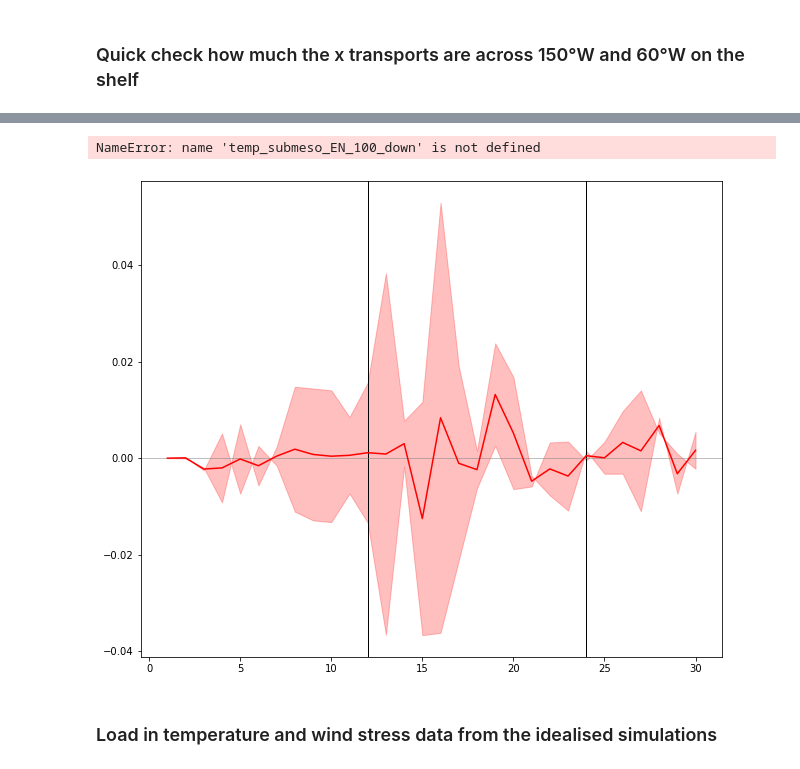
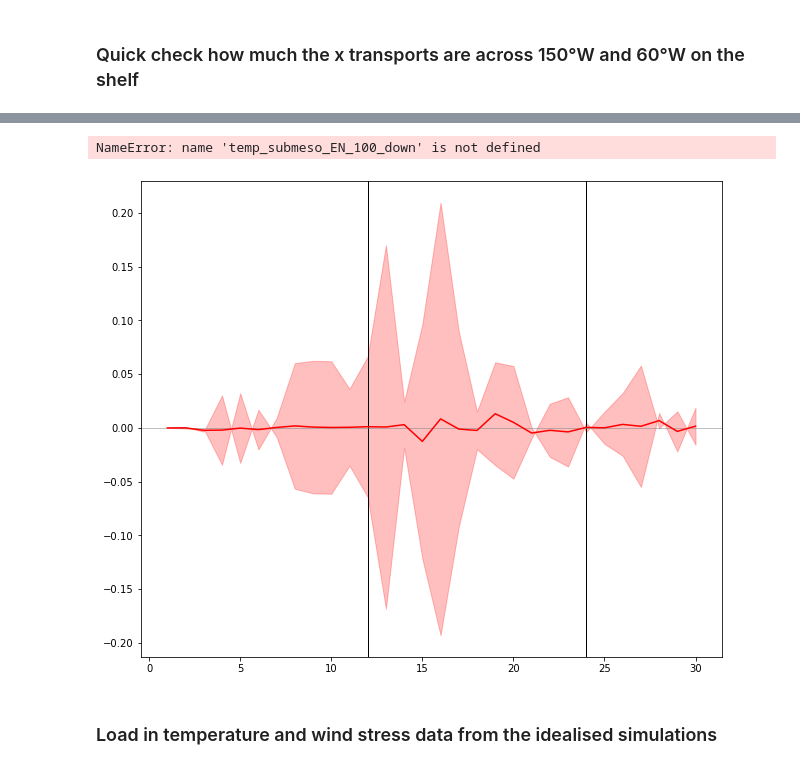
Before and after one commit to mauricehuguenin/ENSO-Antarctica_scripts, a Jupyter notebook: time_series_N34_and_simulated_N34_along_with_temps.ipynb, the cells around one changed output, grey strips where cells are left out. Drawn from its saved outputs; the diff is of its cells as text; code cells hidden in the pictures.

```diff
--- a/time_series_N34_and_simulated_N34_along_with_temps.ipynb
+++ b/time_series_N34_and_simulated_N34_along_with_temps.ipynb
@@ -238,7 +238,7 @@ Text(0.5, 1.0, 'Cumulative mean temp anom 100-shelf bottom')
 # %%
 %%time
 # first, get climatological shelf temperature range in °C
-clim = ((temp_clim*above1000_tcells[sel_lat[0]:sel_lat[1],sel_lon[0]:sel_lon[1]]).mean('time')[depth[0],:,:] - 273.15).load()
+clim = ((temp_clim*above1000_tcells[sel_lat[0]:sel_lat[1],sel_lon[0]:sel_lon[1]]).mean('time') - 273.15).load()
 clim_range = np.nanpercentile(clim, 84.1) - np.nanpercentile(clim, 15.9)
 clim_range # the temperature range in the interquartile range, excluding those few ones with very low/high temperatures
 # Wall time: 48.6 s
@@ -343,12 +350,12 @@ for f in range(2):
     # and now the uncertainty in the horizontal heat fluxes --------------------------------------------------------------------------------------------------- #
     along_shelf_heat_flux_uncertainty = (rho_0 * C_p * (
         ((u_anom[:,depth[0]:depth[1],:,0])).interp(yu_ocean = temp_anom.yt_ocean.values, method="nearest").rename({'yu_ocean': 'yt_ocean'})) * (
-        clim_range1 / 2) * (
+        clim_range / 2) * (
         (dzt * dyt * above1000_tcells)[:,:,0]) * ( # multiply with depth * latitude length
         average_DT)).sum(['st_ocean', 'yt_ocean']) + (
         (rho_0 * C_p * (
         ((u_anom[:,depth[0]:depth[1],394:,0])).interp(yu_ocean = temp_anom.yt_ocean.values, method="nearest").rename({'yu_ocean': 'yt_ocean'})) * (
-        clim_range2 / 2) * (
+        clim_range / 2) * (
         (dzt * dyt * above1000_tcells)[:,394,0]) * ( # multiply with depth * latitude length
         average_DT)).sum(['st_ocean', 'yt_ocean'])).load()
     print('along_shelf_heat_flux_uncertainty done')
@@ -448,41 +455,41 @@ for f in [6,7]:
     if f in [1,3,5, 7]: # specifics for La Niña panels on the right
         plt.xlim([17, 42]); ax1.set_xticks([18, 24, 30, 36, 42]); ax1.set_yticklabels([]); # ax1.set_xticks([18, 24, 30, 36]);
         ax1.axvspan(36, 42, color=[.83, .83, .83], alpha=.2) # shade period where I applied climatological, RYF, forcing
 
-    if f in [6]: ax1.text(27, -.06, 'clim. forcing', fontsize=16, ha='center').set_path_effects([PathEffects.withStroke(linewidth=4, foreground='w')])
-    if f in [7]: ax1.text(39, -.06, 'clim. forcing', fontsize=16, ha='center').set_path_effects([PathEffects.withStroke(linewidth=4, foreground='w')])
+    if f in [6]: ax1.text(27, -.1, 'clim. forcing', fontsize=16, ha='center').set_path_effects([PathEffects.withStroke(linewidth=4, foreground='w')])
+    if f in [7]: ax1.text(39, -.1, 'clim. forcing', fontsize=16, ha='center').set_path_effects([PathEffects.withStroke(linewidth=4, foreground='w')])
     if f in [6]:
-        ax1.text(12, .055, 'Peak of\nEl Niño', fontsize=16, ha='center', rotation=0, c='k', bbox=dict(boxstyle="round", ec='w',fc='w')
+        ax1.text(11, .17, 'Peak of\nEl Niño', fontsize=16, ha='center', rotation=0, c='k', bbox=dict(boxstyle="round", ec='w',fc='w')
                 ).set_path_effects([PathEffects.withStroke(linewidth=4, foreground='w')])
-        ax1.text(24, .055, 'End of\nEl Niño', fontsize=16, ha='center', rotation=0, c='k', bbox=dict(boxstyle="round", ec='w',fc='w')
+        ax1.text(24, .16, 'End of\nEl Niño', fontsize=16, ha='center', rotation=0, c='k', bbox=dict(boxstyle="round", ec='w',fc='w')
                 ).set_path_effects([PathEffects.withStroke(linewidth=4, foreground='w')])
     if f in [7]:
-        ax1.text(24, -.055, 'Peak of\nLa Niña', fontsize=16, ha='center', rotation=0, c='k', bbox=dict(boxstyle="round", ec='w',fc='w')
+        ax1.text(24, -.16, 'Peak of\nLa Niña', fontsize=16, ha='center', rotation=0, c='k', bbox=dict(boxstyle="round", ec='w',fc='w')
                 ).set_path_effects([PathEffects.withStroke(linewidth=4, foreground='w')])
-        ax1.text(36,  .055, 'End of\nLa Niña', fontsize=16, ha='center', rotation=0, c='k', bbox=dict(boxstyle="round", ec='w',fc='w')
+        ax1.text(36,  .16, 'End of\nLa Niña', fontsize=16, ha='center', rotation=0, c='k', bbox=dict(boxstyle="round", ec='w',fc='w')
                 ).set_path_effects([PathEffects.withStroke(linewidth=4, foreground='w')])
     if f in [6, 7]:
         ax1.set_xlabel('Month of simulation', color='k', fontsize=16) # x-axis label
-        plt.ylim([-.08,.07])
+        plt.ylim([-.22,.22])
 
     # specifics for all subplots
     plt.title(title_str, fontsize=16)
     plt.xticks(fontsize=16); plt.yticks(fontsize=16)
 
     if f in [6,7]:
         ax1.text(-.05, 1.06, string.ascii_lowercase[f-6], transform=ax1.transAxes, size=16, weight='bold') # bold letter a at the top
 
 # fig.legend(ncol=2, fontsize=16, bbox_to_anchor=(.5, -.25), loc='lower center')
 # --- saving as 300 dpi .PNG image in specified folder --------------- #
 plt.savefig(save + filename+'_slp_winds_only_vertical_fluxes', dpi=300, facecolor='w', #
             edgecolor='w', orientation='landscape', papertype=None,    #
             format=None, transparent=False, bbox_inches='tight',       #
             pad_inches=0.1, metadata=None)                             #
 # --- end of script -------------------------------------------------- #
 # Wall time: 2.14 s
 # %% [output]
 NameError: name 'temp_submeso_EN_100_down' is not defined
-[figure, old version]
+[figure, new version]
 # %% [markdown]
 ### Load in temperature and wind stress data from the idealised simulations
 # %%
```
Also changed, not shown: parts of 25 cells of this notebook, 1 other file.
